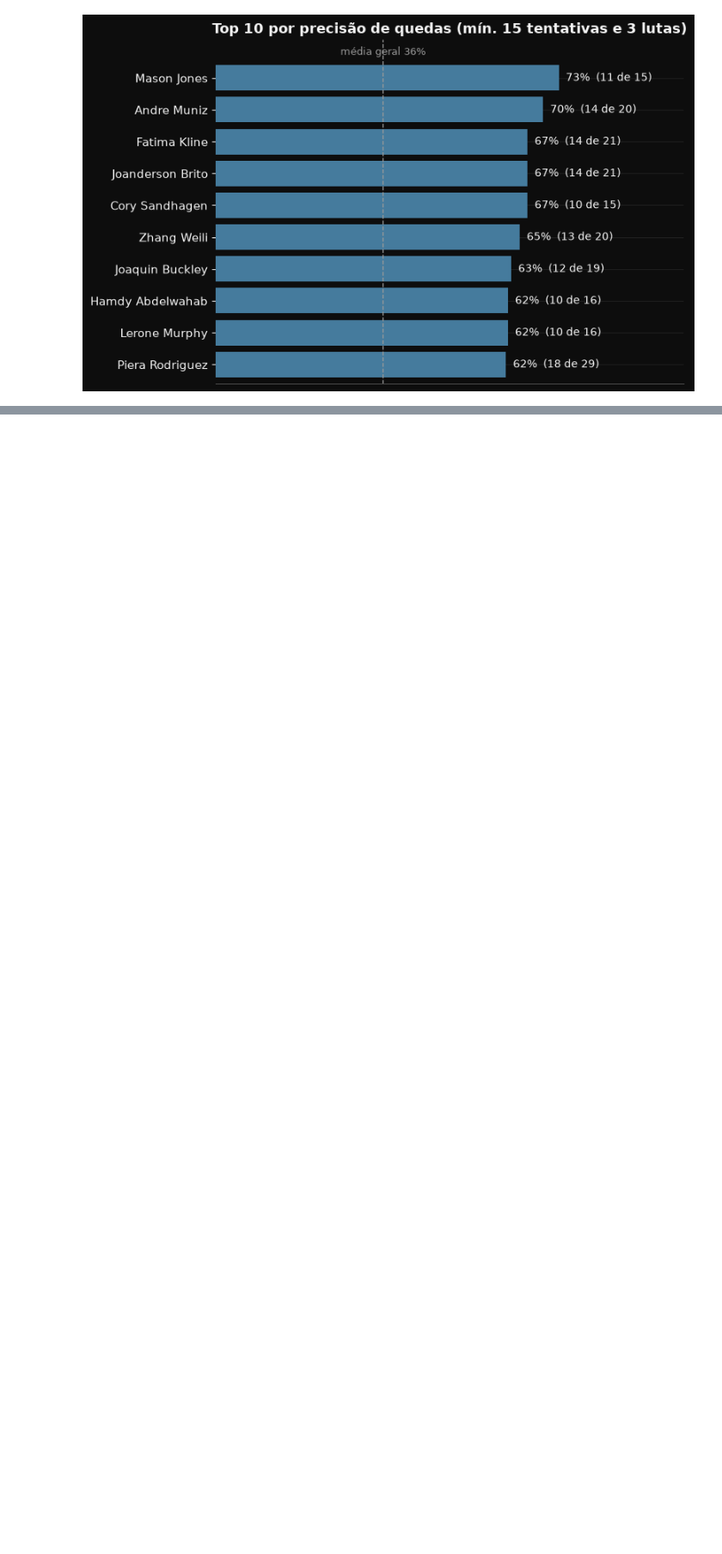
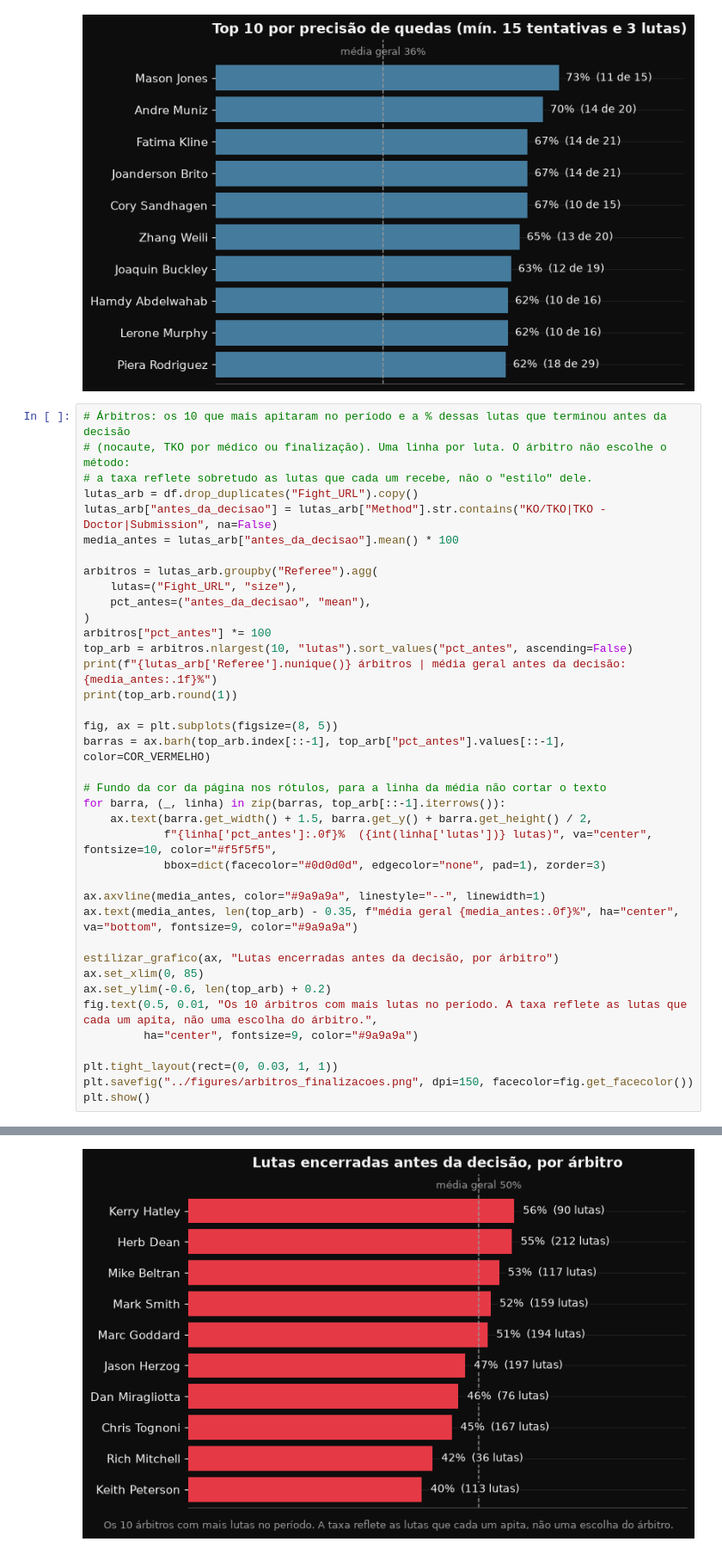
Before and after one commit to khannnn1/ufc-data, a Jupyter notebook: notebooks/02_visualizacao.ipynb, the cells around one changed output, grey strips where cells are left out. Shown at 86% size. Cells and saved outputs as stored; diff of their text form; blank space fills up the shorter version.

Commit message:
Adiciona gráfico de lutas encerradas antes da decisão, por árbitro
Co-Authored-By: Claude Opus 5.5 <noreply@anthropic.com>

```diff
--- a/notebooks/02_visualizacao.ipynb
+++ b/notebooks/02_visualizacao.ipynb
@@ -626,3 +626,42 @@ Hamdy Abdelwahab           10        16      3          62.5
 Lerone Murphy              10        16      6          62.5
 Piera Rodriguez            18        29      5          62.1
 [figure]
+# %%
+# Árbitros: os 10 que mais apitaram no período e a % dessas lutas que terminou antes da decisão
+# (nocaute, TKO por médico ou finalização). Uma linha por luta. O árbitro não escolhe o método:
+# a taxa reflete sobretudo as lutas que cada um recebe, não o "estilo" dele.
+lutas_arb = df.drop_duplicates("Fight_URL").copy()
+lutas_arb["antes_da_decisao"] = lutas_arb["Method"].str.contains("KO/TKO|TKO - Doctor|Submission", na=False)
+media_antes = lutas_arb["antes_da_decisao"].mean() * 100
+
+arbitros = lutas_arb.groupby("Referee").agg(
+    lutas=("Fight_URL", "size"),
+    pct_antes=("antes_da_decisao", "mean"),
+)
+arbitros["pct_antes"] *= 100
+top_arb = arbitros.nlargest(10, "lutas").sort_values("pct_antes", ascending=False)
+print(f"{lutas_arb['Referee'].nunique()} árbitros | média geral antes da decisão: {media_antes:.1f}%")
+print(top_arb.round(1))
+
+fig, ax = plt.subplots(figsize=(8, 5))
+barras = ax.barh(top_arb.index[::-1], top_arb["pct_antes"].values[::-1], color=COR_VERMELHO)
+
+# Fundo da cor da página nos rótulos, para a linha da média não cortar o texto
+for barra, (_, linha) in zip(barras, top_arb[::-1].iterrows()):
+    ax.text(barra.get_width() + 1.5, barra.get_y() + barra.get_height() / 2,
+            f"{linha['pct_antes']:.0f}%  ({int(linha['lutas'])} lutas)", va="center", fontsize=10, color="#f5f5f5",
+            bbox=dict(facecolor="#0d0d0d", edgecolor="none", pad=1), zorder=3)
+
+ax.axvline(media_antes, color="#9a9a9a", linestyle="--", linewidth=1)
+ax.text(media_antes, len(top_arb) - 0.35, f"média geral {media_antes:.0f}%", ha="center", va="bottom", fontsize=9, color="#9a9a9a")
+
+estilizar_grafico(ax, "Lutas encerradas antes da decisão, por árbitro")
+ax.set_xlim(0, 85)
+ax.set_ylim(-0.6, len(top_arb) + 0.2)
+fig.text(0.5, 0.01, "Os 10 árbitros com mais lutas no período. A taxa reflete as lutas que cada um apita, não uma escolha do árbitro.",
+         ha="center", fontsize=9, color="#9a9a9a")
+
+plt.tight_layout(rect=(0, 0.03, 1, 1))
+plt.savefig("../figures/arbitros_finalizacoes.png", dpi=150, facecolor=fig.get_facecolor())
+plt.show()
+# %% [output]
@@ -628,0 +681 @@ Piera Rodriguez            18        29      5          62.1
+[figure, added]
```
Also changed, not shown: parts of 1 cell of this notebook, 1 other file.
